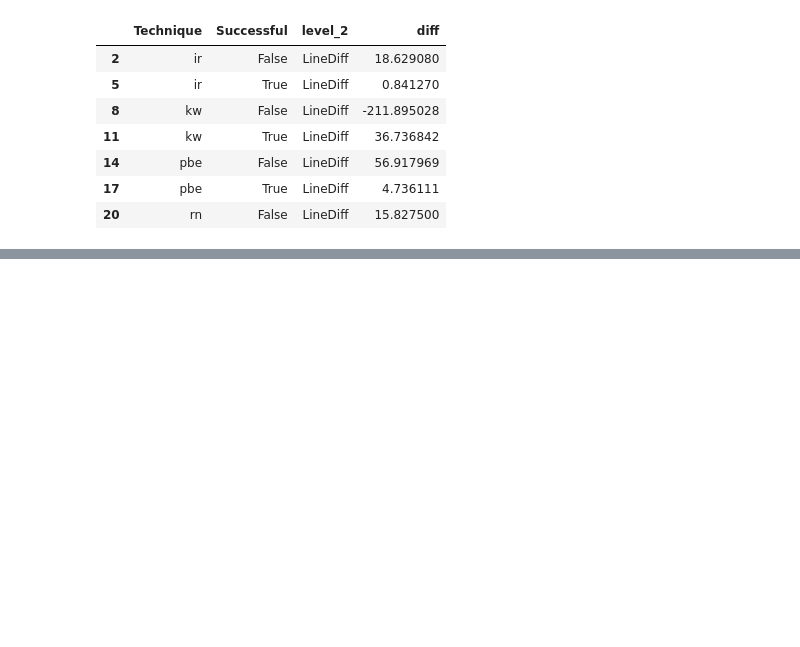
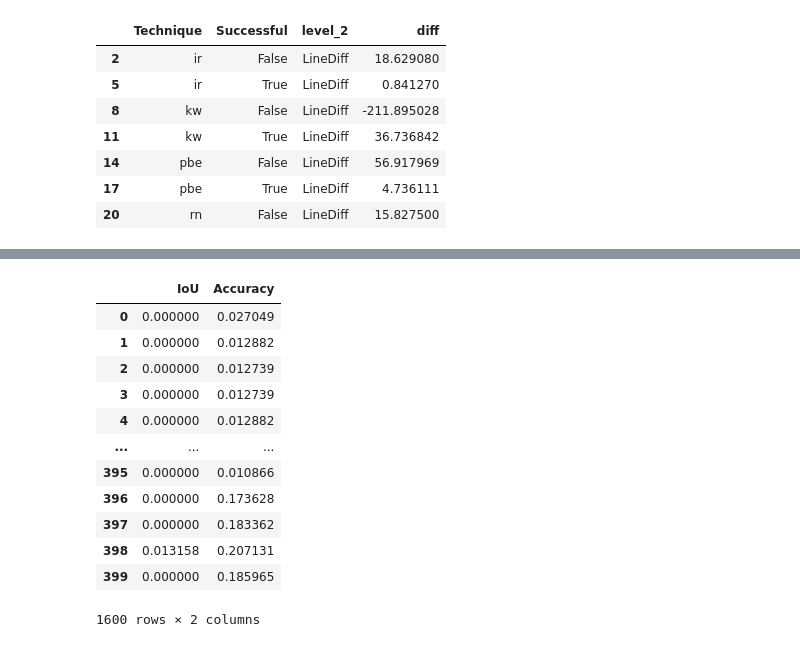
Before and after one commit to lacinoire/master-thesis, a Jupyter notebook: evaluation/results/big_study_data_analysis.ipynb, the cells around one changed output, grey strips where cells are left out. Drawn from its saved outputs; the diff is of its cells as text; code cells hidden in the pictures; blank space fills up the shorter version.

```diff
--- a/evaluation/results/big_study_data_analysis.ipynb
+++ b/evaluation/results/big_study_data_analysis.ipynb
@@ -165,3 +174,19 @@ def plot_lines_comparison():
 plot_lines_comparison()
 # %% [output]
 [interactive output not drawn]
+# %%
+result[['IoU', 'Accuracy']]
+# %% [output]
+|  | IoU | Accuracy |
+| 0 | 0.000000 | 0.027049 |
+| 1 | 0.000000 | 0.012882 |
+| 2 | 0.000000 | 0.012739 |
+| 3 | 0.000000 | 0.012739 |
+| 4 | 0.000000 | 0.012882 |
+| ... | ... | ... |
+| 395 | 0.000000 | 0.010866 |
+| 396 | 0.000000 | 0.173628 |
+| 397 | 0.000000 | 0.183362 |
+| 398 | 0.013158 | 0.207131 |
+| 399 | 0.000000 | 0.185965 |
+1600 rows × 2 columns
```
Also changed, not shown: parts of 6 cells of this notebook, 26 other files.
